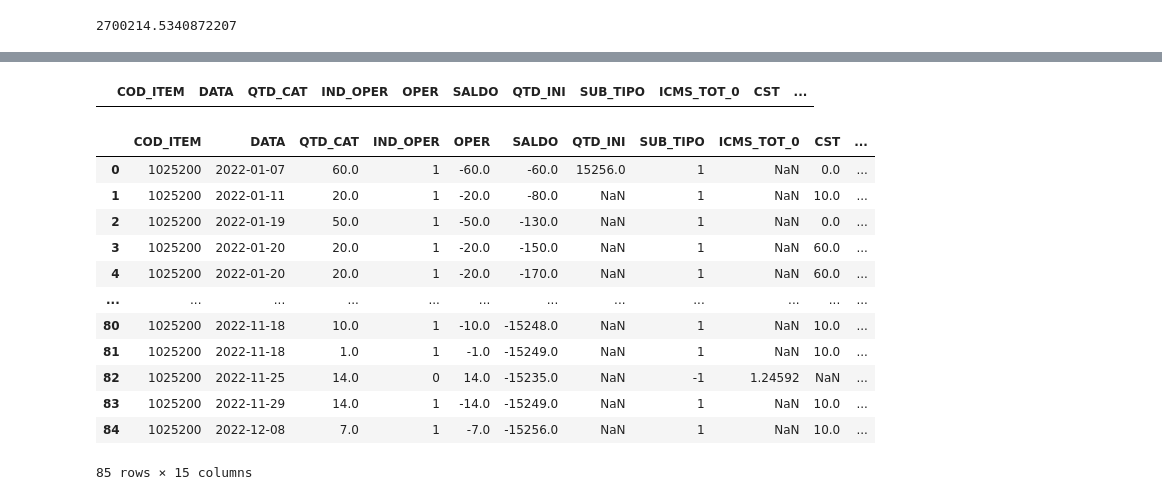
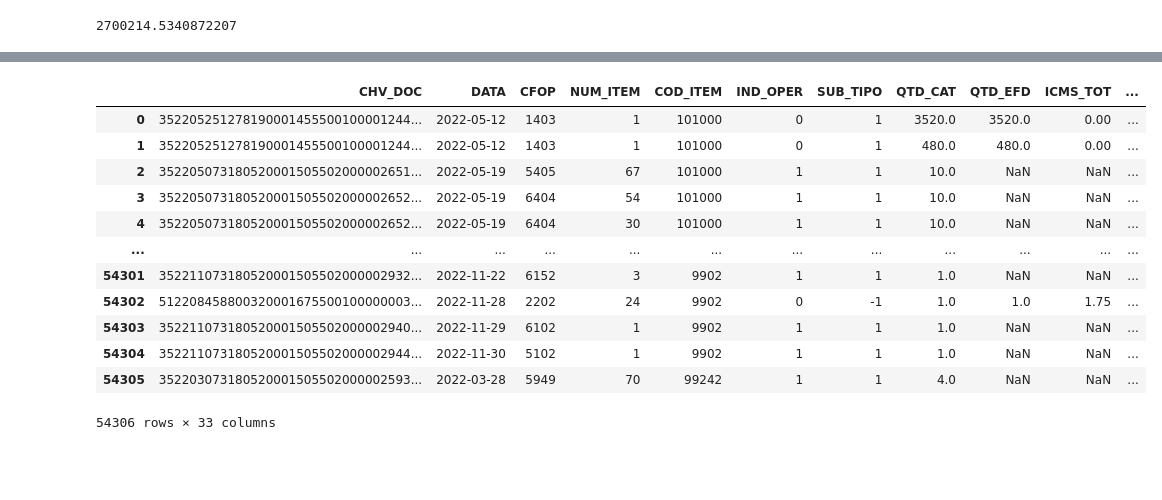
Before and after one commit to viniciuscatelani/Ressarcimento-CAT, a Jupyter notebook: src/etapas/testes_nb.ipynb, the cells around one changed output, grey strips where cells are left out. Drawn from its saved outputs; the diff is of its cells as text; code cells hidden in the pictures; blank space fills up the shorter version.

```diff
--- a/src/etapas/testes_nb.ipynb
+++ b/src/etapas/testes_nb.ipynb
@@ -1367,20 +1152,20 @@ ficha_3[ficha_3['IND_OPER'] == 0]
-# %%
-data[(data['QTD_INI'] != 0) & ((data['ICMS_INI'] == 0) | (data['ICMS_OP_INI'] == 0))]
-# %% [output]
-|  | COD_ITEM | DATA | QTD_CAT | IND_OPER | OPER | SALDO | QTD_INI | SUB_TIPO | ICMS_TOT_0 | CST | ... |
-# %%
-data
-# %% [output]
-|  | COD_ITEM | DATA | QTD_CAT | IND_OPER | OPER | SALDO | QTD_INI | SUB_TIPO | ICMS_TOT_0 | CST | ... |
-| 0 | 1025200 | 2022-01-07 | 60.0 | 1 | -60.0 | -60.0 | 15256.0 | 1 | NaN | 0.0 | ... |
-| 1 | 1025200 | 2022-01-11 | 20.0 | 1 | -20.0 | -80.0 | NaN | 1 | NaN | 10.0 | ... |
-| 2 | 1025200 | 2022-01-19 | 50.0 | 1 | -50.0 | -130.0 | NaN | 1 | NaN | 0.0 | ... |
-| 3 | 1025200 | 2022-01-20 | 20.0 | 1 | -20.0 | -150.0 | NaN | 1 | NaN | 60.0 | ... |
-| 4 | 1025200 | 2022-01-20 | 20.0 | 1 | -20.0 | -170.0 | NaN | 1 | NaN | 60.0 | ... |
-| ... | ... | ... | ... | ... | ... | ... | ... | ... | ... | ... | ... |
-| 80 | 1025200 | 2022-11-18 | 10.0 | 1 | -10.0 | -15248.0 | NaN | 1 | NaN | 10.0 | ... |
-| 81 | 1025200 | 2022-11-18 | 1.0 | 1 | -1.0 | -15249.0 | NaN | 1 | NaN | 10.0 | ... |
-| 82 | 1025200 | 2022-11-25 | 14.0 | 0 | 14.0 | -15235.0 | NaN | -1 | 1.24592 | NaN | ... |
-| 83 | 1025200 | 2022-11-29 | 14.0 | 1 | -14.0 | -15249.0 | NaN | 1 | NaN | 10.0 | ... |
-| 84 | 1025200 | 2022-12-08 | 7.0 | 1 | -7.0 | -15256.0 | NaN | 1 | NaN | 10.0 | ... |
-85 rows × 15 columns
+# %%
+tabela_2 = tabela_2[tabela_2.groupby('COD_ITEM')['IND_OPER'].transform(lambda x: not (x.nunique() == 1 and x.iloc[0] == 0))]
+tabela_2 = tabela_2.sort_values(by=['COD_ITEM', 'DATA', 'IND_OPER', 'SUB_TIPO'],
+                                ascending=[True, True, True, True]).reset_index().drop('index', axis=1)
+# %%
+tabela_2
+# %% [output]
+|  | CHV_DOC | DATA | CFOP | NUM_ITEM | COD_ITEM | IND_OPER | SUB_TIPO | QTD_CAT | QTD_EFD | ICMS_TOT | ... |
+| 0 | 352205251278190001455500100001244... | 2022-05-12 | 1403 | 1 | 101000 | 0 | 1 | 3520.0 | 3520.0 | 0.00 | ... |
+| 1 | 352205251278190001455500100001244... | 2022-05-12 | 1403 | 1 | 101000 | 0 | 1 | 480.0 | 480.0 | 0.00 | ... |
+| 2 | 352205073180520001505502000002651... | 2022-05-19 | 5405 | 67 | 101000 | 1 | 1 | 10.0 | NaN | NaN | ... |
+| 3 | 352205073180520001505502000002652... | 2022-05-19 | 6404 | 54 | 101000 | 1 | 1 | 10.0 | NaN | NaN | ... |
+| 4 | 352205073180520001505502000002652... | 2022-05-19 | 6404 | 30 | 101000 | 1 | 1 | 10.0 | NaN | NaN | ... |
+| ... | ... | ... | ... | ... | ... | ... | ... | ... | ... | ... | ... |
+| 54301 | 352211073180520001505502000002932... | 2022-11-22 | 6152 | 3 | 9902 | 1 | 1 | 1.0 | NaN | NaN | ... |
+| 54302 | 512208458800320001675500100000003... | 2022-11-28 | 2202 | 24 | 9902 | 0 | -1 | 1.0 | 1.0 | 1.75 | ... |
+| 54303 | 352211073180520001505502000002940... | 2022-11-29 | 6102 | 1 | 9902 | 1 | 1 | 1.0 | NaN | NaN | ... |
+| 54304 | 352211073180520001505502000002944... | 2022-11-30 | 5102 | 1 | 9902 | 1 | 1 | 1.0 | NaN | NaN | ... |
+| 54305 | 352203073180520001505502000002593... | 2022-03-28 | 5949 | 70 | 99242 | 1 | 1 | 4.0 | NaN | NaN | ... |
+54306 rows × 33 columns
```
Also changed, not shown: parts of 24 cells of this notebook, 3 other files.
